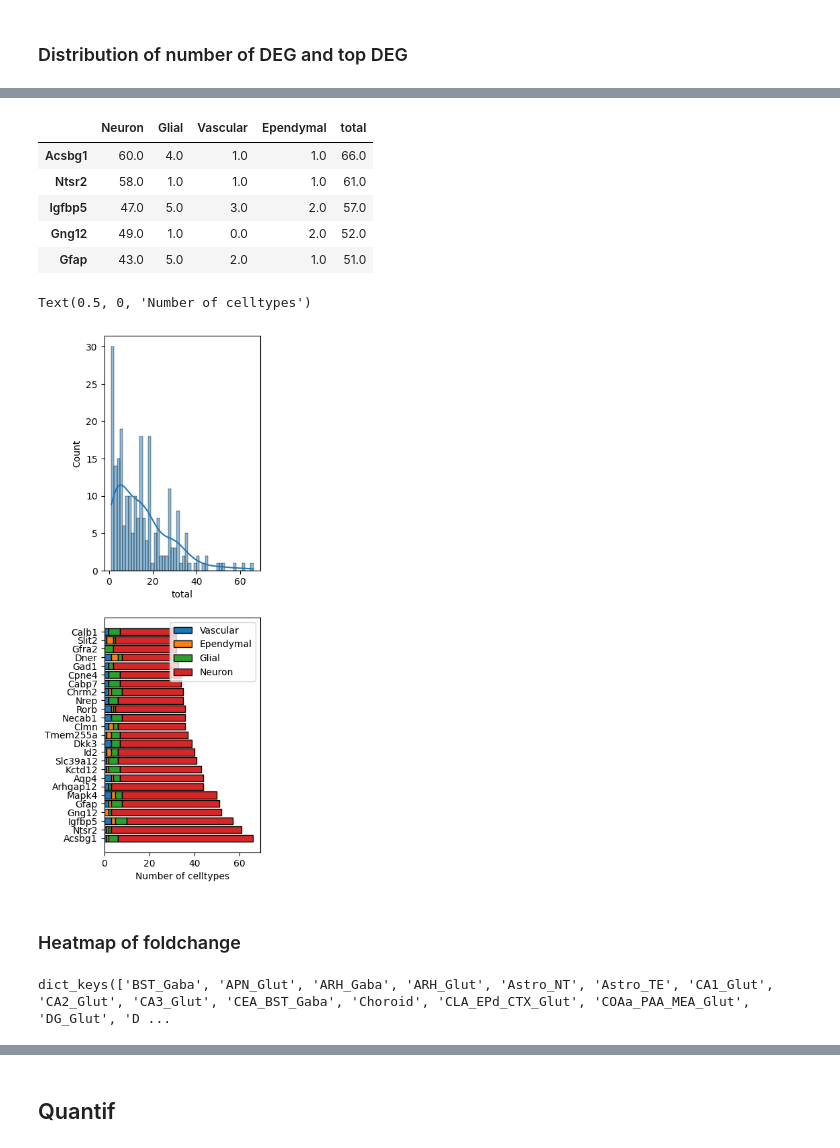
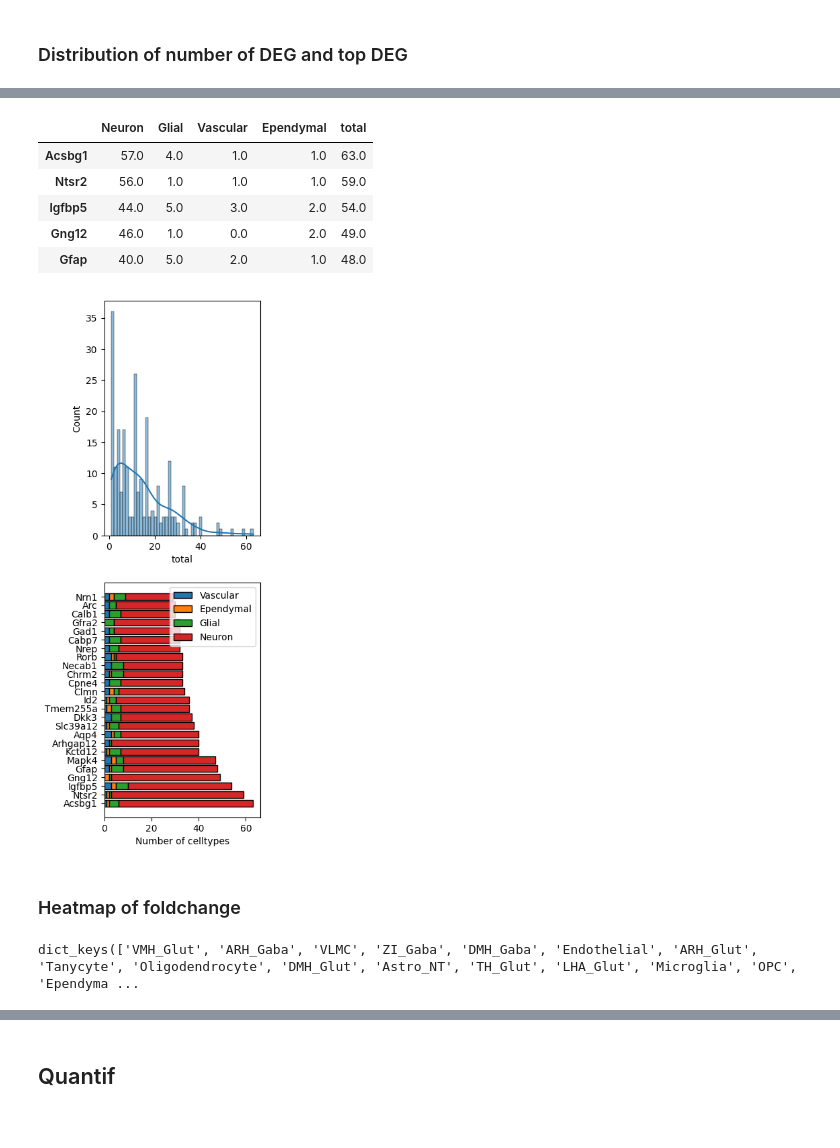
Before and after one commit to Carboneinerte/Pynda_ssc, a Jupyter notebook: v11E_DEG.ipynb, the cells around one changed output, grey strips where cells are left out. Saved outputs shown, nothing was run; the diff lists cells and outputs as text; code cells hidden in the pictures.

```diff
--- a/v11E_DEG.ipynb
+++ b/v11E_DEG.ipynb
@@ -22,7 +22,7 @@ test = "APP"
 # control = "WT"
 # test = "APP"
 
-df_all = pd.read_excel(f'{dir_notebook}/analysis/{name_dir}/foldchanges/celltype/DEG_celltype_no-filter.xlsx', sheet_name=None)
+df_all = pd.read_excel(f'{dir_processed}/analysis/{name_dir}/foldchanges/cell_type_final/DEG_cell_type_final_no-filter.xlsx', sheet_name=None)
 df_expressed = {}
 for key in df_all.keys():
     if control in df_all[key]["group"].unique():
@@ -52,3 +52,6 @@ sns.clustermap(df_filter_sec, cmap = 'viridis',# z_score=1,  center=0, vmin = -2
 # %% [output]
 <seaborn.matrix.ClusterGrid at 0x...>
 [figure]
+# %%
+df_filter.pop('')
+len(df_filter.keys())
@@ -168,11 +173,11 @@ matrix_bis = matrix[matrix['total']!=0]
 matrix_bis.head()
 # %% [output]
 |  | Neuron | Glial | Vascular | Ependymal | total |
-| Acsbg1 | 60.0 | 4.0 | 1.0 | 1.0 | 66.0 |
-| Ntsr2 | 58.0 | 1.0 | 1.0 | 1.0 | 61.0 |
-| Igfbp5 | 47.0 | 5.0 | 3.0 | 2.0 | 57.0 |
-| Gng12 | 49.0 | 1.0 | 0.0 | 2.0 | 52.0 |
-| Gfap | 43.0 | 5.0 | 2.0 | 1.0 | 51.0 |
+| Acsbg1 | 57.0 | 4.0 | 1.0 | 1.0 | 63.0 |
+| Ntsr2 | 56.0 | 1.0 | 1.0 | 1.0 | 59.0 |
+| Igfbp5 | 44.0 | 5.0 | 3.0 | 2.0 | 54.0 |
+| Gng12 | 46.0 | 1.0 | 0.0 | 2.0 | 49.0 |
+| Gfap | 40.0 | 5.0 | 2.0 | 1.0 | 48.0 |
 # %%
 y1 = matrix_bis['Vascular'][0:25]
 y2 = matrix_bis['Ependymal'][0:25]
@@ -185,35 +190,37 @@ y3b = matrix_bis['Glial'][-25:-1]
 y4b = matrix_bis['Neuron'][-25:-1]
 
 import seaborn as sns
 fig, ax = plt.subplots(2,1, figsize=(3,10))
 ax = ax.flatten()
 
 # plt.hist(x=df['count'])
 sns.histplot(matrix_bis['total'], element="bars", cumulative= False, fill= True, bins=50,
              common_norm=False, kde = True,
              stat='count', ax=ax[0])
 
 # ax[0].hist(x=matrix['total'])
 
 
 ax[1].barh(y=matrix_bis.index[0:25], height=0.8, width=y1, edgecolor = 'black', label = "Vascular")
 ax[1].barh(y=matrix_bis.index[0:25], height=0.8, width=y2, left = y1,  edgecolor = 'black', label = "Ependymal")
 ax[1].barh(y=matrix_bis.index[0:25], height=0.8, width=y3, left = y1+y2,  edgecolor = 'black',label = "Glial")
 ax[1].barh(y=matrix_bis.index[0:25], height=0.8, width=y4, left = y1+y2+y3,  edgecolor = 'black', label = "Neuron")
 ax[1].legend()
 ax[1].set_xlabel('Number of celltypes')
 
 # ax[2].barh(y=matrix_bis.index[-30:-1], height=0.6, width=y1b, edgecolor = 'black', label = "Vascular")
 # ax[2].barh(y=matrix_bis.index[-30:-1], height=0.6, width=y2b, left = y1b,  edgecolor = 'black', label = "Ependymal")
 # ax[2].barh(y=matrix_bis.index[-30:-1], height=0.6, width=y3b, left = y1b+y2b,  edgecolor = 'black',label = "Glial")
 # ax[2].barh(y=matrix_bis.index[-30:-1], height=0.6, width=y4b, left = y1b+y2b+y3b,  edgecolor = 'black', label = "Neuron")
 # ax[2].legend()
 # ax[2].set_xlabel('Number of celltypes')
 
 # plt.savefig(f'Gallery/{today}/DEG_distribution.svg', dpi = 300, format = "svg", transparent = True)
+
+from module.misc import save_figure
+save_figure(fig, "DEG_distribution",name_dir, format="svg")
 # %% [output]
-Text(0.5, 0, 'Number of celltypes')
-[figure, old version]
+[figure, new version]
 # %% [markdown]
 ### Heatmap of foldchange
 # %%
@@ -247,4 +254,4 @@ fdf = fdf.drop(columns=zero_only_cols)
 # %%
 df_filter.keys()
 # %% [output]
-dict_keys(['BST_Gaba', 'APN_Glut', 'ARH_Gaba', 'ARH_Glut', 'Astro_NT', 'Astro_TE', 'CA1_Glut', 'CA2_Glut', 'CA3_Glut', 'CEA_BST_Gaba', 'Choroid', 'CLA_EPd_CTX_Glut', 'COAa_PAA_MEA_Glut', 'DG_Glut', 'D ...
+dict_keys(['VMH_Glut', 'ARH_Gaba', 'VLMC', 'ZI_Gaba', 'DMH_Gaba', 'Endothelial', 'ARH_Glut', 'Tanycyte', 'Oligodendrocyte', 'DMH_Glut', 'Astro_NT', 'TH_Glut', 'LHA_Glut', 'Microglia', 'OPC', 'Ependyma ...
```
Also changed, not shown: parts of 59 cells of this notebook, 5 other files.
